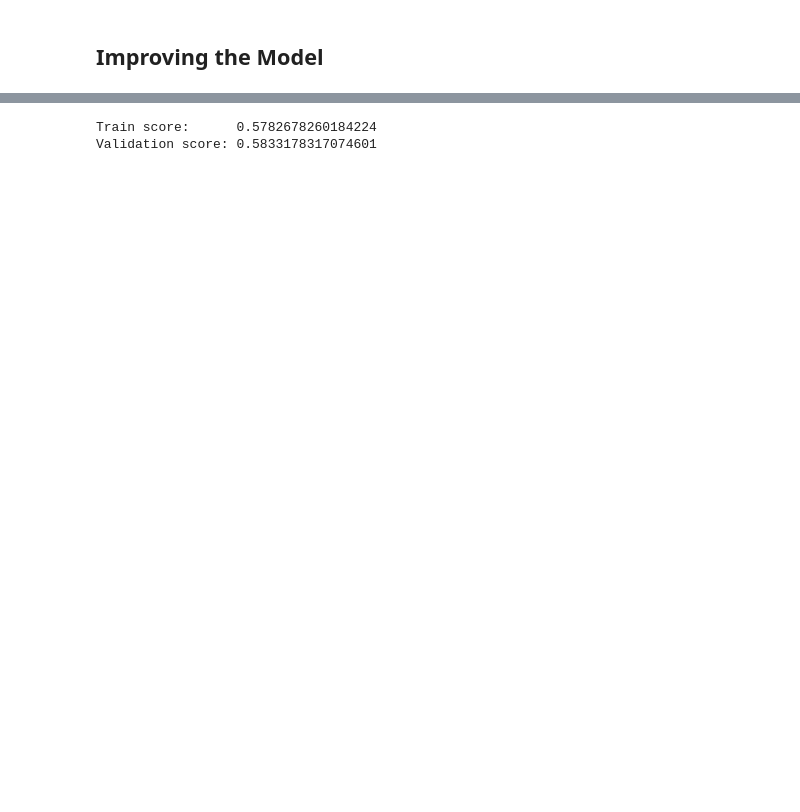
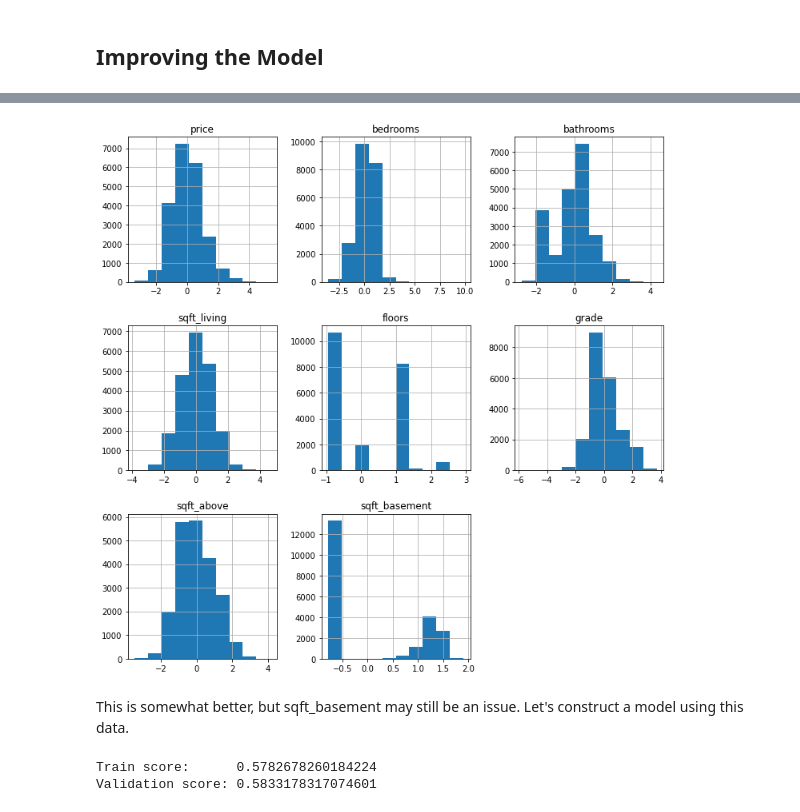
Before and after one commit to nonlocal-lia/King-County-Housing-Analysis, a Jupyter notebook: eda_notebook.ipynb, the cells around one changed output, grey strips where cells are left out. Saved outputs shown, nothing was run; the diff lists cells and outputs as text; code cells hidden in the pictures; blank space fills up the shorter version.

```diff
--- a/eda_notebook.ipynb
+++ b/eda_notebook.ipynb
@@ -384,3 +384,9 @@ normalized.head()
+# %%
+normalized[nonbool_columns].hist(figsize  = [12, 12]);
+# %% [output]
+[figure, added]
+# %% [markdown]
+This is somewhat better, but sqft_basement may still be an issue. Let's construct a model using this data.
 # %%
 norm_model = LinearRegression()
 X_train = normalized.drop(columns='price')
```
Also changed, not shown: parts of 53 cells of this notebook, 2 other files.
